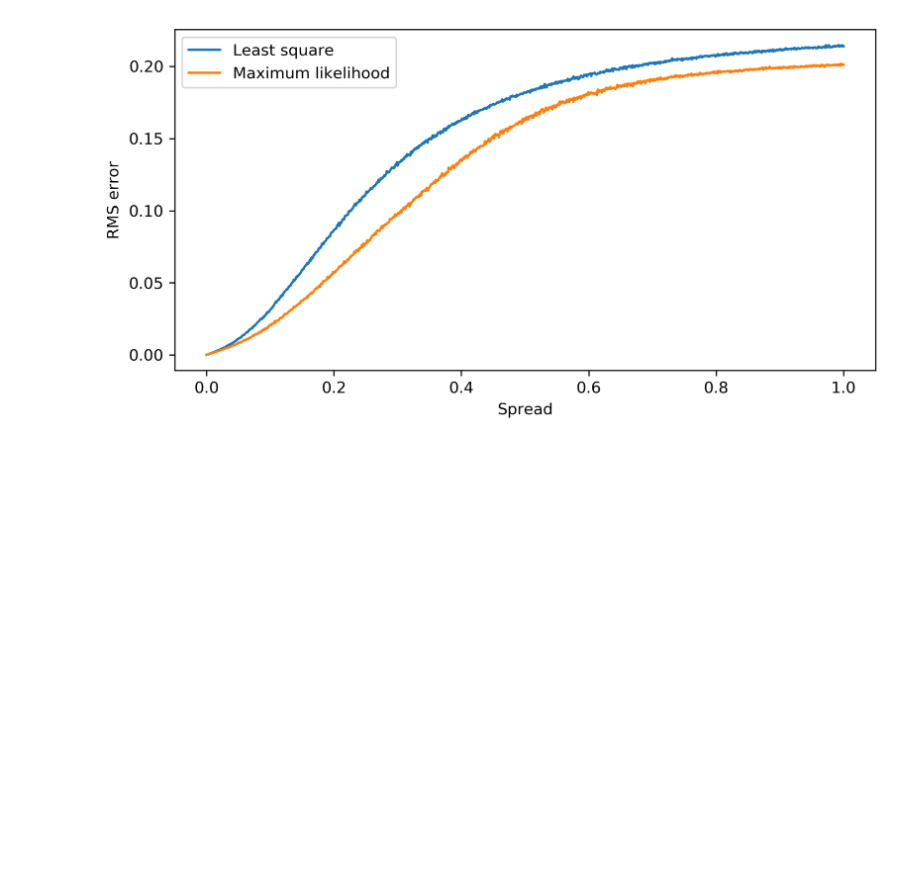
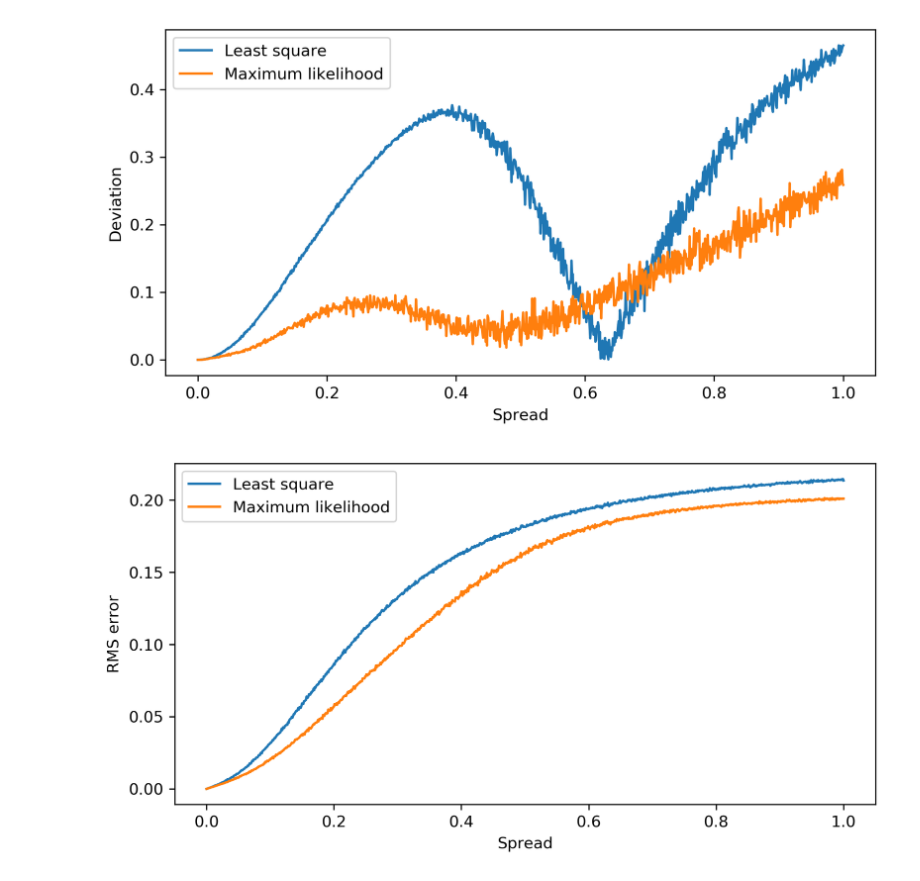
Before and after one commit to takumi152/image-processing-2019, a Jupyter notebook: ellipse_estimation.ipynb, the cells around one changed output. Drawn from its saved outputs; the diff is of its cells as text; code cells hidden in the pictures; blank space fills up the shorter version.

```diff
--- a/ellipse_estimation.ipynb
+++ b/ellipse_estimation.ipynb
@@ -69,7 +69,7 @@ def maximum_likelihood(points, f0 = 600):
             prod_u_xi = np.dot(u, xi_a)
             div = np.dot(u, np.dot(V_xi[a], u))
             M += np.dot(xi_a, xi_a.T) / div
-            L += prod_u_xi * prod_u_xi * V_xi[a] / div / div
+            L += prod_u_xi * V_xi[a] / div / div
         e_val, e_vec = np.linalg.eig(M)
         smallest_idx = e_val.argmin()
         smallest_vec = e_vec[:, smallest_idx] / np.linalg.norm(e_vec[:, smallest_idx])
@@ -83,20 +83,24 @@ def maximum_likelihood(points, f0 = 600):
 def calc_diff(params, true_param = true_param, f0 = 600):
     u = np.array([true_param]).T
     p = np.identity(len(true_param)) - np.dot(u, u.T)
-    diff = np.linalg.norm(np.dot(p, params))
+    diff = np.dot(p, params)
     return diff
 # %%
-# 指定した分散の指定した方法による平方平均二乗誤差を求める
+# 指定した分散の指定した方法による偏差と平方平均二乗誤差を求める
 def calc_range_rms(spread, samples, method):
     total = 0.0
+    total_raw = np.zeros([6, 6])
     for i in range(samples):
         noisy_ellipse_points = []
         for point in ellipse_points:
             noisy_ellipse_points.append((point[0] + np.random.normal(scale=spread), point[1] + np.random.normal(scale=spread)))
         param = method(noisy_ellipse_points, 600)
-        total += calc_diff(param) ** 2
-    e = np.sqrt(total / samples)
-    return e
+        diff = calc_diff(param)
+        total += np.linalg.norm(diff) ** 2
+        total_raw += diff
+    dev = np.linalg.norm(total_raw / samples)
+    rms = np.sqrt(total / samples)
+    return (dev, rms)
 # %%
 # σ=[0, 1]の範囲を、0.001ずつ変化させながらそれぞれ1000回試行して、平方平均二乗誤差を求める
 # 時間がかかるので並列化
@@ -108,7 +112,7 @@ delta = 0.001
 samples = 1000
 
 x = np.linspace(start, end, int((end - start) / delta) + 1)
-y_ls = Parallel(n_jobs=-1, verbose=10)([delayed(calc_range_rms)(spread, samples, least_square) for spread in x])
-y_ml = Parallel(n_jobs=-1, verbose=10)([delayed(calc_range_rms)(spread, samples, maximum_likelihood) for spread in x])
+y_ls = Parallel(n_jobs=-1, verbose=5)([delayed(calc_range_rms)(spread, samples, least_square) for spread in x])
+y_ml = Parallel(n_jobs=-1, verbose=5)([delayed(calc_range_rms)(spread, samples, maximum_likelihood) for spread in x])
 # %% [output]
 [Parallel(n_jobs=-1)]: Using backend LokyBackend with 16 concurrent workers.
@@ -131,3 +134,15 @@ y_ml = Parallel(n_jobs=-1, verbose=10)([delayed(calc_range_rms)(spread, samples,
+# %%
+f = plt.figure(figsize=(8, 4), dpi=300)
+f.add_subplot(1, 1, 1)
+plt.plot(x, np.array(y_ls)[:, 0].tolist(), label='Least square')
+plt.plot(x, np.array(y_ml)[:, 0].tolist(), label='Maximum likelihood')
+plt.xlabel('Spread')
+plt.ylabel('Deviation')
+plt.legend()
+plt.savefig('deviation_comparison.png')
+plt.show()
+# %% [output]
+[figure, added]
 # %%
 f = plt.figure(figsize=(8, 4), dpi=300)
 f.add_subplot(1, 1, 1)
```
Also changed, not shown: parts of 5 cells of this notebook.
